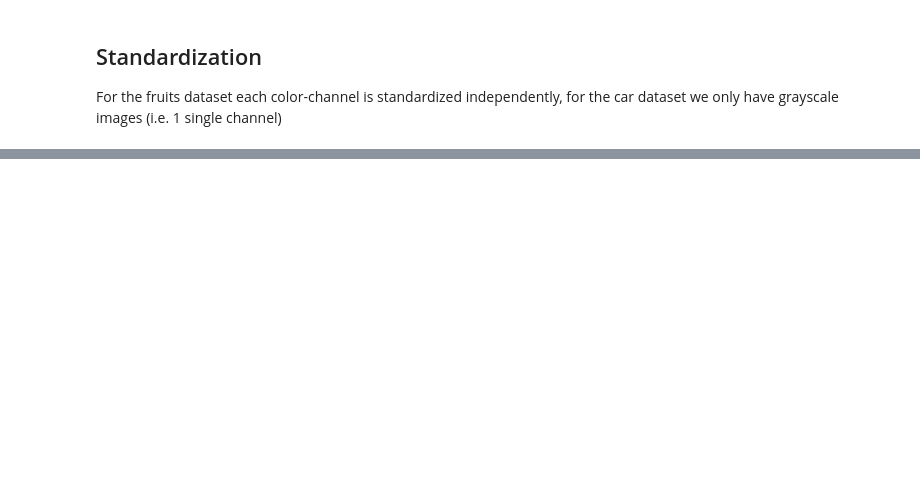
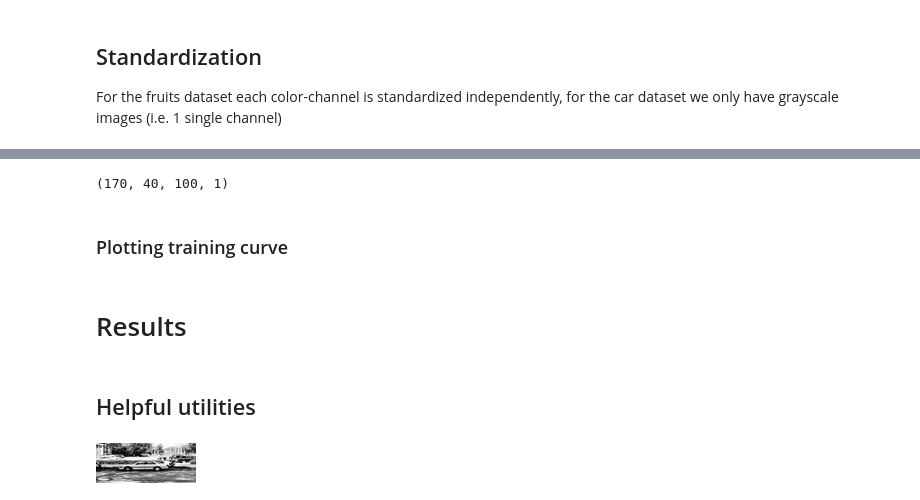
Before and after one commit to freecraver/ML-fun, a Jupyter notebook: deep_learning/Deep Learning Exercise 3.ipynb, the cells around one changed output, grey strips where cells are left out. Saved outputs shown, nothing was run; the diff lists cells and outputs as text; code cells hidden in the pictures; blank space fills up the shorter version.

Commit message:
image fix value scaling model creation simple training and testing without data augmentation

```diff
--- a/deep_learning/Deep Learning Exercise 3.ipynb
+++ b/deep_learning/Deep Learning Exercise 3.ipynb
@@ -100,19 +109,25 @@ Those 3 files are ignored
 # %%
-def resize_images(images):
+def resize_images(images, identifier, target_height = None, target_width = None):
     """
     used to resize all images to the mean height/width
     note that this is prone to generating distorted images
     better results are expected with methods like pyramid pooling (https://arxiv.org/abs/1406.4729)
     """
-    target_size = 200
-    mean_shape = np.mean([[i.shape[0],i.shape[1]] for i in images], axis=0)
-    max_v = max(mean_shape[0], mean_shape[1])
-    # scale by preserving average ratio
-    target_height = int(target_size * mean_shape[0]/max_v)
-    target_width = int(target_size * mean_shape[1]/max_v)
+    if target_height is None or target_width is None:
+        target_size = 200
+        mean_shape = np.mean([[i.shape[0],i.shape[1]] for i in images], axis=0)
+        max_v = max(mean_shape[0], mean_shape[1])
+        # scale by preserving average ratio
+        target_height = int(target_size * mean_shape[0]/max_v)
+        target_width = int(target_size * mean_shape[1]/max_v)
+
+    print("Resizing to {}x{} images".format(target_width, target_height))
+
     for i in range(len(images)):
-        images[i] = np.array(Image.fromarray(images[i]).resize((target_width, target_height), Image.ANTIALIAS))
-        print("Resized {} fruit images".format(i), end="\r")
+        if target_height != images[i].shape[0] or target_width != images[i].shape[1]:
+            # only resize image if it has not already the correct size
+            images[i] = np.array(Image.fromarray(images[i]).resize((target_width, target_height), Image.ANTIALIAS))
+        print("Resized {} {} images".format(i+1, identifier), end="\r")
 
     return images
 
@@ -127,7 +142,9 @@ def get_car_images(folder = 'TrainImages'):
         with Image.open(filename) as img:
             images.append(np.array(img))
 
-    return np.array(images), image_names
+    images = np.stack(resize_images(images, 'car', target_width=100, target_height=40), axis=0)
+
+    return images, image_names
 
 def get_fruit_images():
     images = []
@@ -149,12 +166,13 @@ def get_fruit_images():
                 image_names.append(os.path.split(dirpath)[-1] + "_" + filename)
                 print("Found {} fruit files".format(len(image_names)), end="\r")
 
-    images = np.stack(resize_images(images), axis=0)
+    images = np.stack(resize_images(images, 'fruit'), axis=0)
 
     return images, image_names
 
 
 car_images, car_img_names = get_car_images()
+print("-"*60)
 fruit_images, fruit_img_names = get_fruit_images()
 # %% [output]
 Found 1050 car files
@@ -253,0 +280,5 @@ Fruit Min-Max [-2.42825588 -1.75612261 -1.2429835 ] [0.99012485 1.22416853 1.411
+# %%
+car_images_train = car_images_train.reshape(car_images_train.shape[0], car_images_train.shape[1], car_images_train.shape[2], 1)
+car_images_test = car_images_test.reshape(car_images_test.shape[0], car_images_test.shape[1], car_images_test.shape[2], 1)
+print("Car-Shape", car_images_train.shape)
+print("Fruit-Shape", fruit_images_train.shape)
@@ -253,0 +427,8 @@ Fruit Min-Max [-2.42825588 -1.75612261 -1.2429835 ] [0.99012485 1.22416853 1.411
+# %%
+car_images_test.shape
+# %% [output]
+(170, 40, 100, 1)
+# %% [markdown]
+### Plotting training curve
+# %% [markdown]
+# Results
@@ -253,0 +437,7 @@ Fruit Min-Max [-2.42825588 -1.75612261 -1.2429835 ] [0.99012485 1.22416853 1.411
+# %% [markdown]
+## Helpful utilities
+# %%
+# recreate image be reverting standardization
+Image.fromarray((car_images_test[83]*car_scaling.get('std')+car_scaling.get('mean')).astype('uint8').reshape(40,100))
+# %% [output]
+[figure, added]
```
Also changed, not shown: parts of 25 cells of this notebook.
